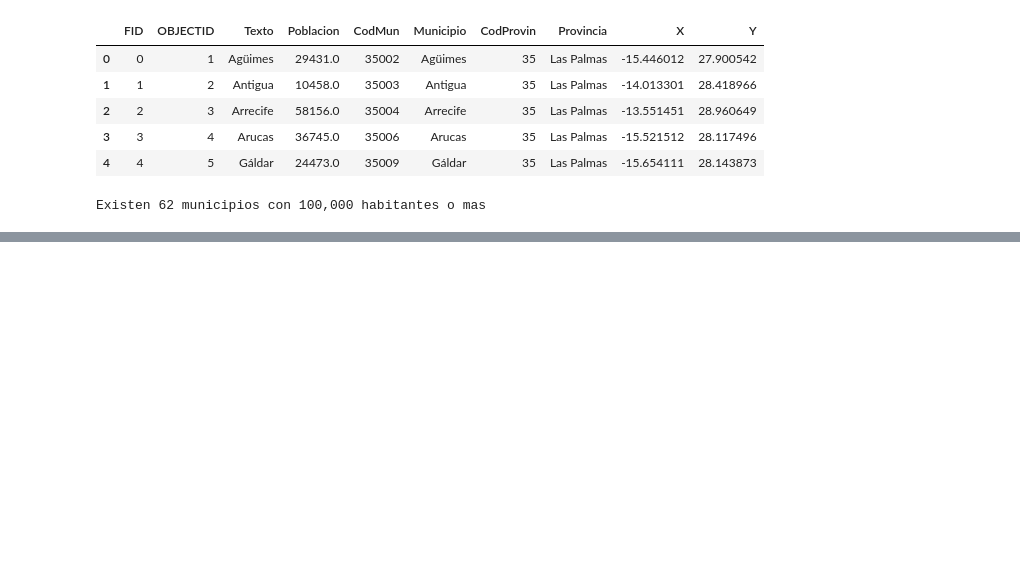
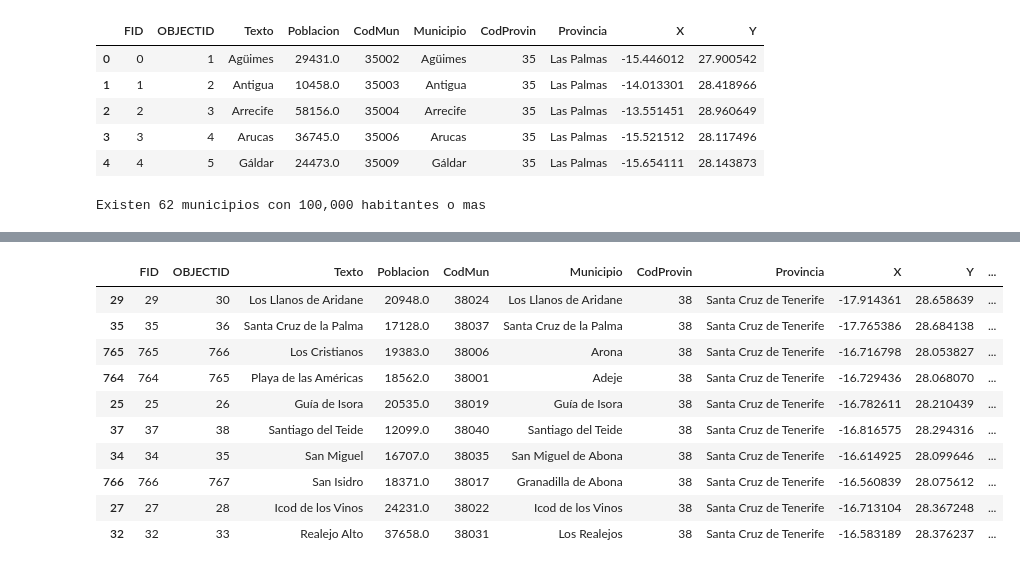
Before and after one commit to carlosriverayong/DS_Homeworks, a Jupyter notebook: Laboratorio #3.ipynb, the cells around one changed output, grey strips where cells are left out. Saved outputs shown, nothing was run; the diff lists cells and outputs as text; code cells hidden in the pictures; blank space fills up the shorter version.

```diff
--- a/Laboratorio #3.ipynb
+++ b/Laboratorio #3.ipynb
@@ -95,0 +416,14 @@ df_excel.to_excel('OrdenAscendente.xlsx', index=True)
+# %%
+Mas_lejanos.head(10)
+# %% [output]
+|  | FID | OBJECTID | Texto | Poblacion | CodMun | Municipio | CodProvin | Provincia | X | Y | ... |
+| 29 | 29 | 30 | Los Llanos de Aridane | 20948.0 | 38024 | Los Llanos de Aridane | 38 | Santa Cruz de Tenerife | -17.914361 | 28.658639 | ... |
+| 35 | 35 | 36 | Santa Cruz de la Palma | 17128.0 | 38037 | Santa Cruz de la Palma | 38 | Santa Cruz de Tenerife | -17.765386 | 28.684138 | ... |
+| 765 | 765 | 766 | Los Cristianos | 19383.0 | 38006 | Arona | 38 | Santa Cruz de Tenerife | -16.716798 | 28.053827 | ... |
+| 764 | 764 | 765 | Playa de las Américas | 18562.0 | 38001 | Adeje | 38 | Santa Cruz de Tenerife | -16.729436 | 28.068070 | ... |
+| 25 | 25 | 26 | Guía de Isora | 20535.0 | 38019 | Guía de Isora | 38 | Santa Cruz de Tenerife | -16.782611 | 28.210439 | ... |
+| 37 | 37 | 38 | Santiago del Teide | 12099.0 | 38040 | Santiago del Teide | 38 | Santa Cruz de Tenerife | -16.816575 | 28.294316 | ... |
+| 34 | 34 | 35 | San Miguel | 16707.0 | 38035 | San Miguel de Abona | 38 | Santa Cruz de Tenerife | -16.614925 | 28.099646 | ... |
+| 766 | 766 | 767 | San Isidro | 18371.0 | 38017 | Granadilla de Abona | 38 | Santa Cruz de Tenerife | -16.560839 | 28.075612 | ... |
+| 27 | 27 | 28 | Icod de los Vinos | 24231.0 | 38022 | Icod de los Vinos | 38 | Santa Cruz de Tenerife | -16.713104 | 28.367248 | ... |
+| 32 | 32 | 33 | Realejo Alto | 37658.0 | 38031 | Los Realejos | 38 | Santa Cruz de Tenerife | -16.583189 | 28.376237 | ... |
```
Also changed, not shown: parts of 33 cells of this notebook.
